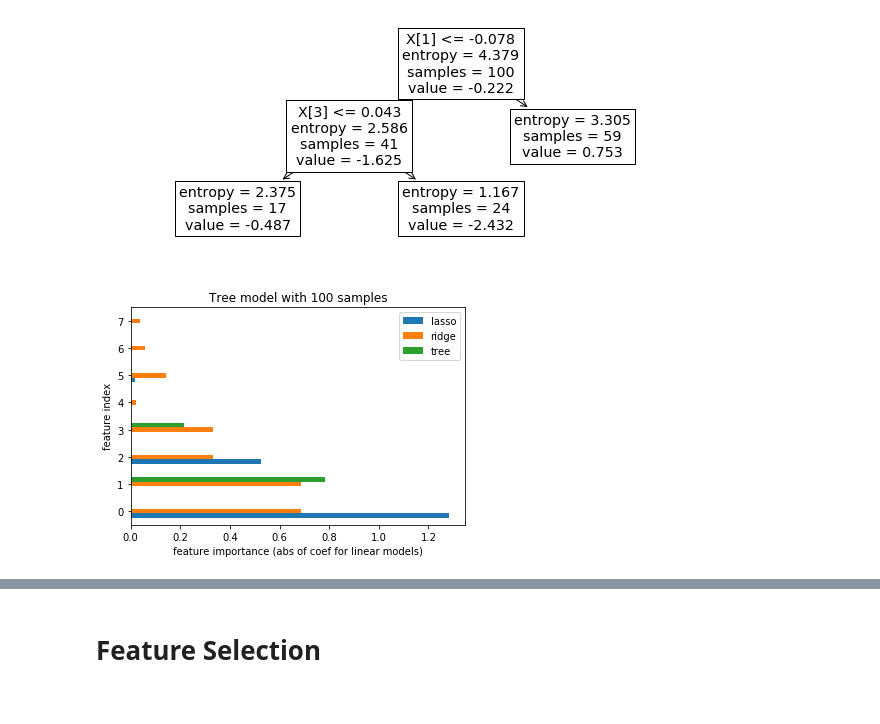
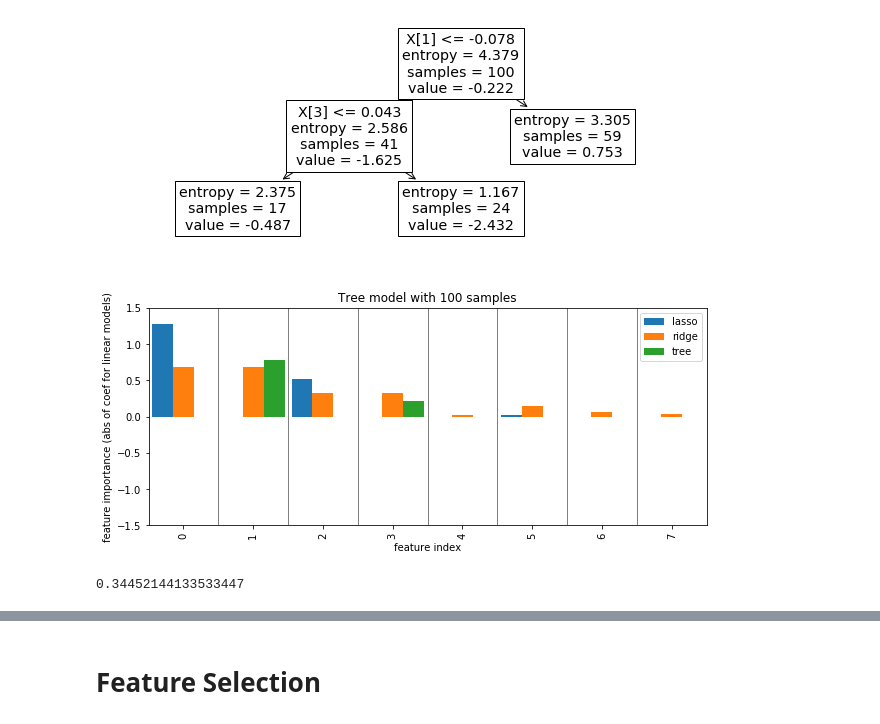
Before and after one commit to amueller/COMS4995-s19, a Jupyter notebook: slides/aml-12-interpretation-feature-selection/aml-12-feature-selection-interpretation.ipynb, the cells around one changed output, grey strips where cells are left out. Saved outputs shown, nothing was run; the diff lists cells and outputs as text; code cells hidden in the pictures.

```diff
--- a/slides/aml-12-interpretation-feature-selection/aml-12-feature-selection-interpretation.ipynb
+++ b/slides/aml-12-interpretation-feature-selection/aml-12-feature-selection-interpretation.ipynb
@@ -89,5 +89,16 @@ lr_pca.score(pca.transform(X_test), y_test)
 pca.n_components_
 # %% [output]
 6
+# %%
+def plot_importance(some_dict):
+    plt.figure(figsize=(10, 4))
+    df = pd.DataFrame(some_dict)
+    ax = plt.gca()
+    df.plot.bar(ax=ax, width=.9)
+    ax.set_ylim(-1.5, 1.5)
+    ax.set_xlim(-.5, len(df) - .5)
+    ax.set_xlabel("feature index")
+    ax.set_ylabel("importance value")
+    plt.vlines(np.arange(.5, len(df) -1), -1.5, 1.5, linewidth=.5)
 # %%
 from sklearn.model_selection import cross_val_score
@@ -338,10 +341,14 @@ plot_tree(grid_tree_small.best_estimator_);
 # %% [output]
 [figure]
 # %%
-pd.DataFrame({'lasso': np.abs(lasso_small.coef_), 'ridge': np.abs(ridge_small.coef_), 'tree': grid_tree_small.best_estimator_.feature_importances_}).plot(kind='barh')
-plt.ylabel("feature index")
-plt.xlabel("feature importance (abs of coef for linear models)")
+plot_importance({'lasso': np.abs(lasso_small.coef_), 'ridge': np.abs(ridge_small.coef_), 'tree': grid_tree_small.best_estimator_.feature_importances_})
+plt.ylabel("feature importance (abs of coef for linear models)")
 plt.title("Tree model with 100 samples")
 plt.savefig("images/tree_less_data.png")
 # %% [output]
-[figure, old version]
+[figure, new version]
+# %%
+dt = DecisionTreeRegressor(max_leaf_nodes=3).fit(X_train_small[:, [0, 2]], y_train_small)
+dt.score(X_test_small[:, [0, 2]], y_test_small)
+# %% [output]
+0.34452144133533447
```
Also changed, not shown: parts of 28 cells of this notebook, 2 other files.
